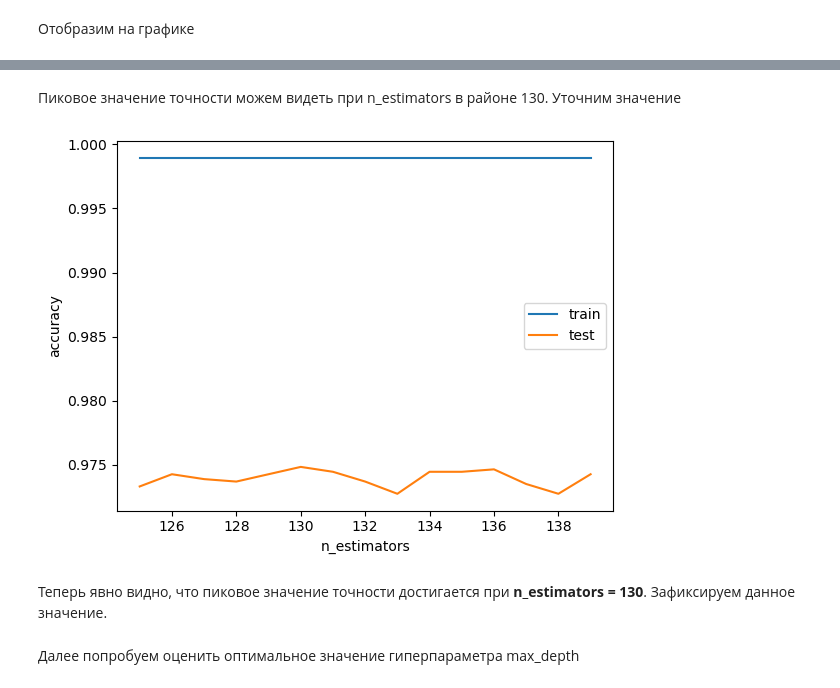
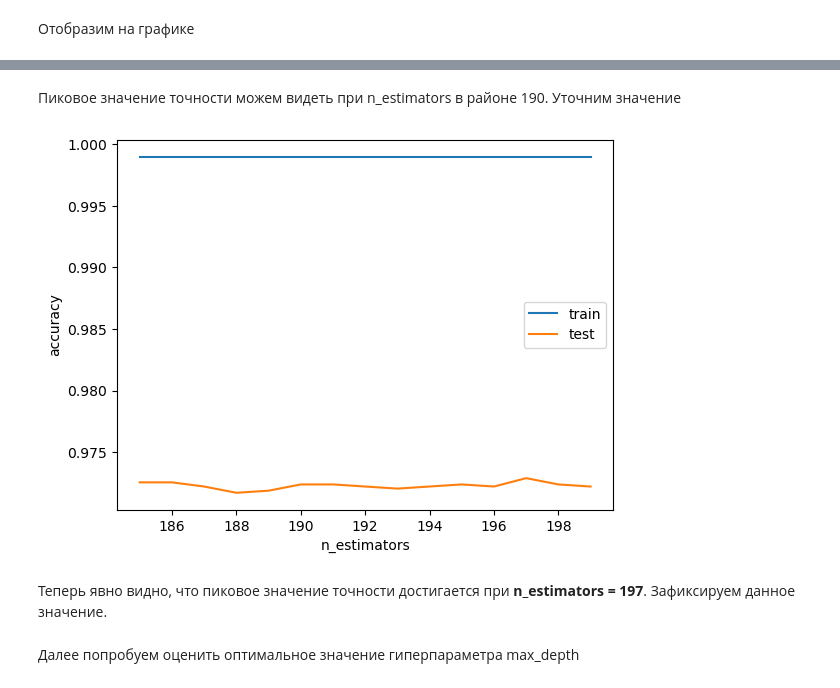
Before and after one commit to Crause/Phishing-Mail-Detection-Using-Neural-Networks, a Jupyter notebook: Phishing-Mail-Detection-Using-Neural-Networks.ipynb, the cells around one changed output, grey strips where cells are left out. Saved outputs shown, nothing was run; the diff lists cells and outputs as text; code cells hidden in the pictures.

```diff
--- a/Phishing-Mail-Detection-Using-Neural-Networks.ipynb
+++ b/Phishing-Mail-Detection-Using-Neural-Networks.ipynb
@@ -889,12 +999,11 @@ plt.legend(bbox_to_anchor=(1.05, 1), loc=2, borderaxespad=0.)
 # %% [markdown]
 Воссоздадим набор данных для обучения
 # %%
-from sklearn import model_selection
 df = pd.read_csv("./Data/data.csv").drop('Unnamed: 0', axis=1)
 x = df.drop(columns=["class_label"]).values
 y = df["class_label"].values
 
-x_train, x_test, y_train, y_test = train_test_split(x, y, random_state=34, test_size=0.2)
+x_train, x_test, y_train, y_test = train_test_split(x, y, random_state=34, test_size=0.1)
 # %% [markdown]
 Посчитаем оптимальный параметр n_estimators
 # %%
@@ -918,22 +1027,22 @@ plt.show()
 # %% [markdown]
-Пиковое значение точности можем видеть при n_estimators в районе 130. Уточним значение
+Пиковое значение точности можем видеть при n_estimators в районе 190. Уточним значение
 # %%
-num_est = np.arange(125, 140, 1)
+num_est = np.arange(185, 200, 1)
 train_scoreNum, test_scoreNum = model_selection.validation_curve(
-                                RandomForestClassifier(),
+                                ExtraTreesClassifier(),
                                 X = x_train, y = y_train,
                                 param_name = 'n_estimators',
                                 param_range = num_est, cv = 3)
 plt.plot(num_est, np.mean(train_scoreNum, axis = 1))
 plt.plot(num_est, np.mean(test_scoreNum, axis = 1))
 plt.ylabel('accuracy')
 plt.xlabel('n_estimators')
 plt.legend(['train', 'test'], loc='center right')
 plt.show()
 # %% [output]
-[figure, old version]
+[figure, new version]
 # %% [markdown]
-Теперь явно видно, что пиковое значение точности достигается при **n_estimators = 130**. Зафиксируем данное значение.
+Теперь явно видно, что пиковое значение точности достигается при **n_estimators = 197**. Зафиксируем данное значение.
 # %% [markdown]
 Далее попробуем оценить оптимальное значение гиперпараметра max_depth
 # %%
```
Also changed, not shown: parts of 44 cells of this notebook.
